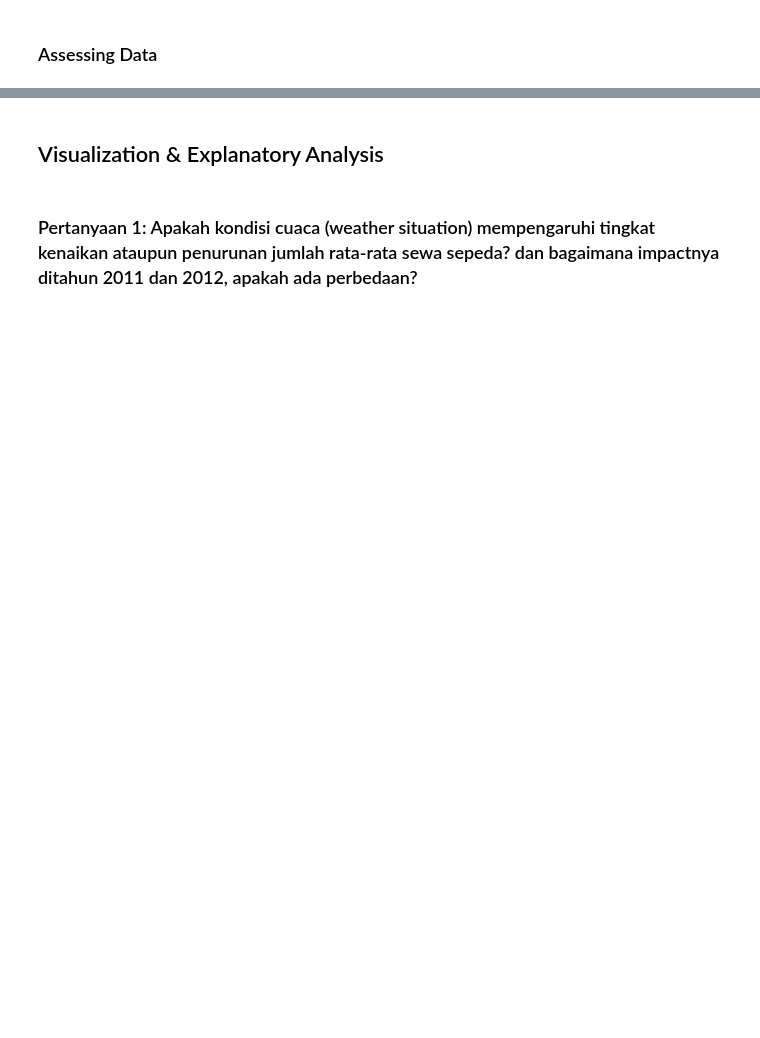
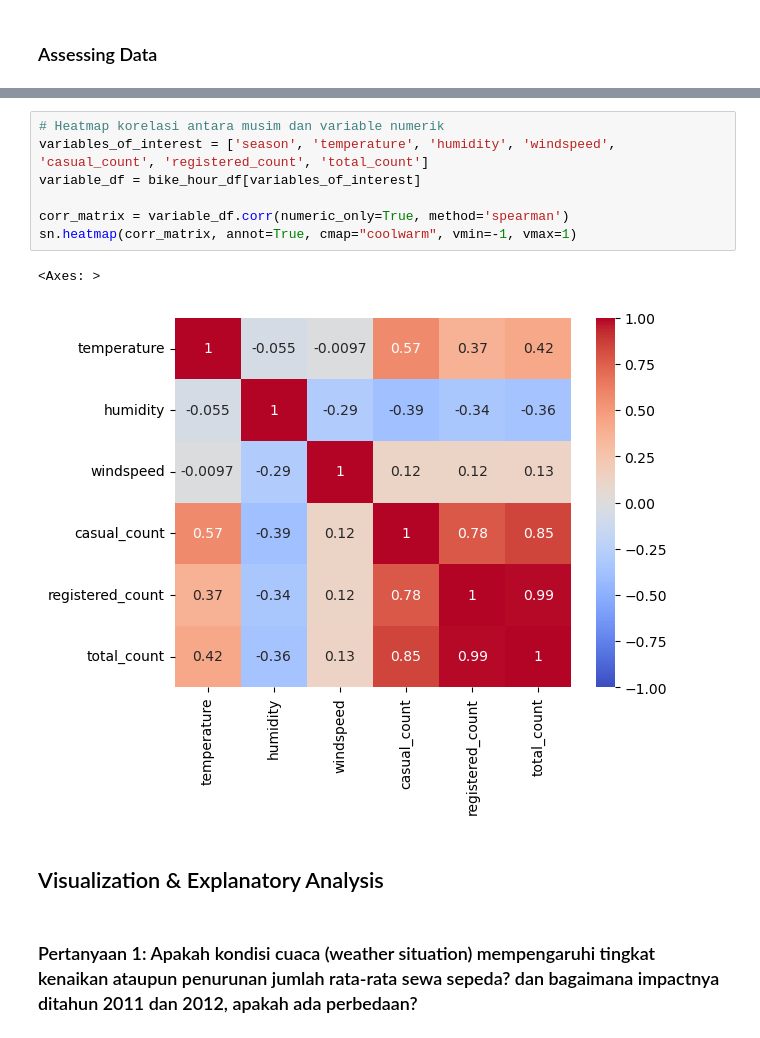
Before and after one commit to Tasyanadila/Proyek-Analisis-Data, a Jupyter notebook: Proyek Analisis Data.ipynb, the cells around one changed output, grey strips where cells are left out. Saved outputs shown, nothing was run; the diff lists cells and outputs as text; blank space fills up the shorter version.

```diff
--- a/Proyek Analisis Data.ipynb
+++ b/Proyek Analisis Data.ipynb
@@ -414,3 +326,13 @@ Categories (2, object): ['No', 'Yes']
+# %%
+# Heatmap korelasi antara musim dan variable numerik
+variables_of_interest = ['season', 'temperature', 'humidity', 'windspeed', 'casual_count', 'registered_count', 'total_count']
+variable_df = bike_hour_df[variables_of_interest]
+
+corr_matrix = variable_df.corr(numeric_only=True, method='spearman')
+sn.heatmap(corr_matrix, annot=True, cmap="coolwarm", vmin=-1, vmax=1)
+# %% [output]
+<Axes: >
+[figure, added]
 # %% [markdown]
 ## Visualization & Explanatory Analysis
 # %% [markdown]
```
Also changed, not shown: parts of 61 cells of this notebook, 5 other files.
